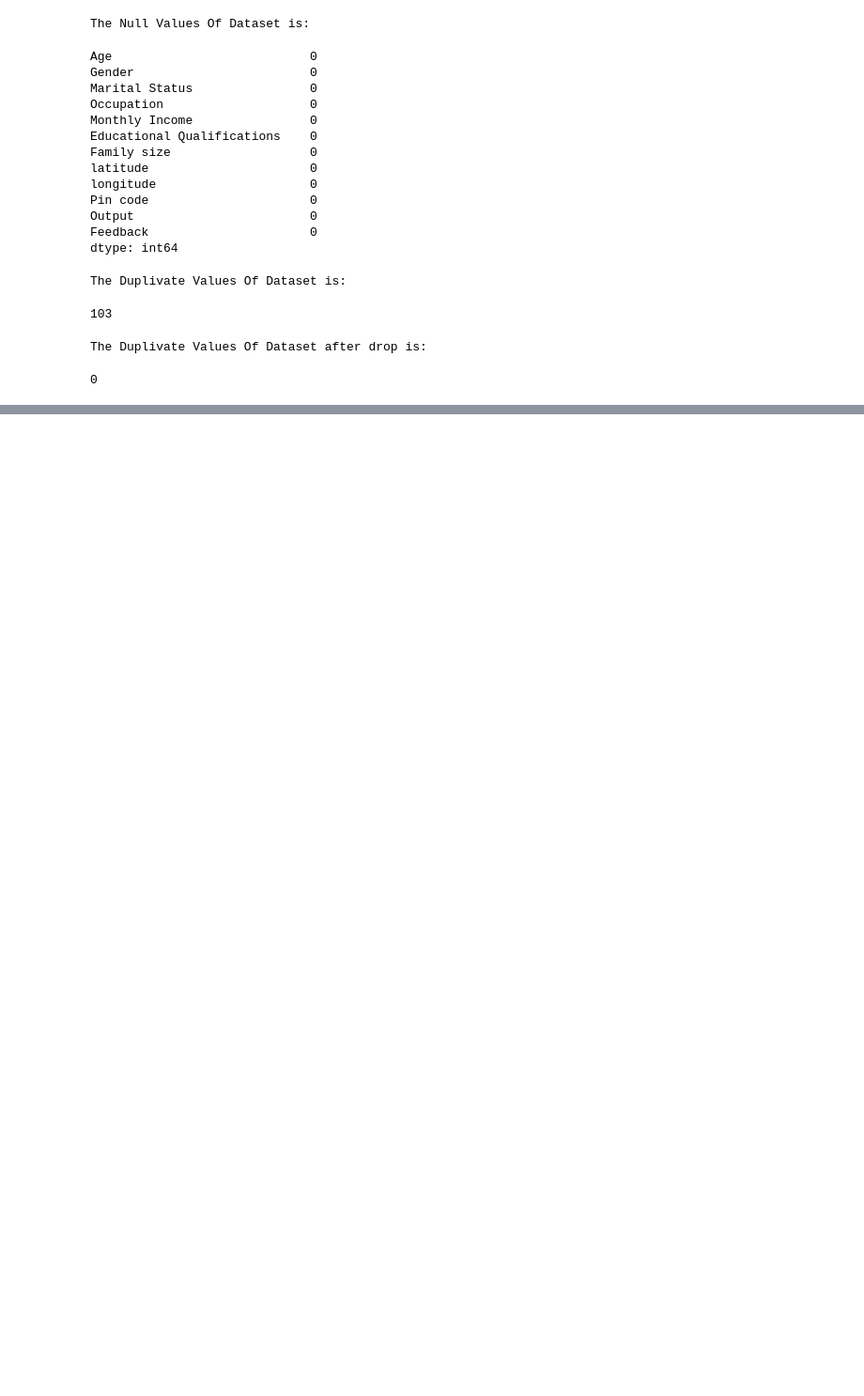
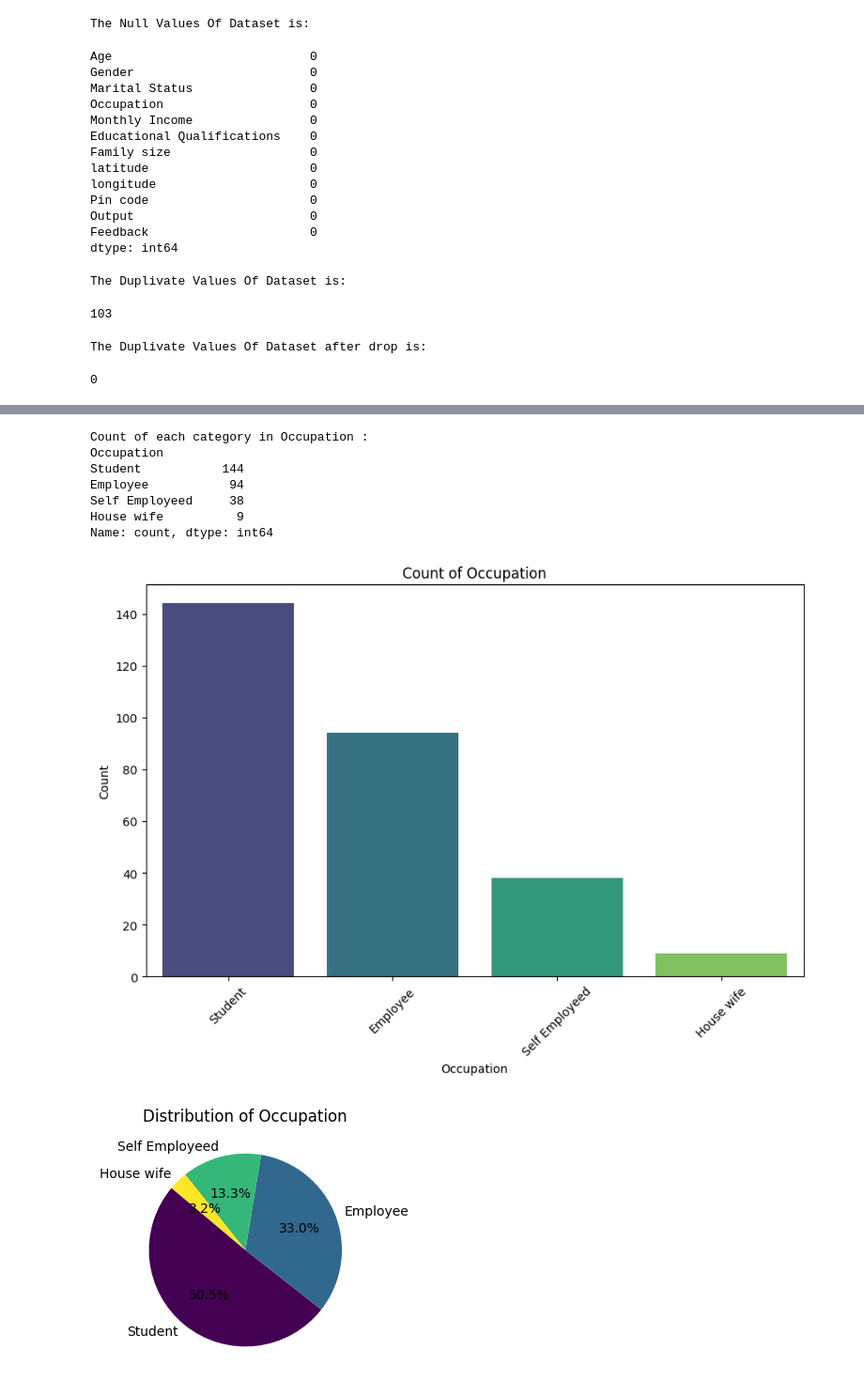
Before and after one commit to ChiaHouTan/Data-Analysis-Visualisation-CA1, a Jupyter notebook: Data_Analysis&Visualisation_CA1.ipynb, the cells around one changed output, grey strips where cells are left out. Shown at 94% size. Saved outputs shown, nothing was run; the diff lists cells and outputs as text; code cells hidden in the pictures; blank space fills up the shorter version.

```diff
--- a/Data_Analysis&Visualisation_CA1.ipynb
+++ b/Data_Analysis&Visualisation_CA1.ipynb
@@ -155,0 +225,12 @@ The Duplivate Values Of Dataset after drop is:
+# %%
+single_plot_distribution('Occupation',table_d)
+# %% [output]
+Count of each category in Occupation :
+Occupation
+Student           144
+Employee           94
+Self Employeed     38
+House wife          9
+Name: count, dtype: int64
+[figure, added]
+[figure, added]
```
Also changed, not shown: parts of 12 cells of this notebook.
